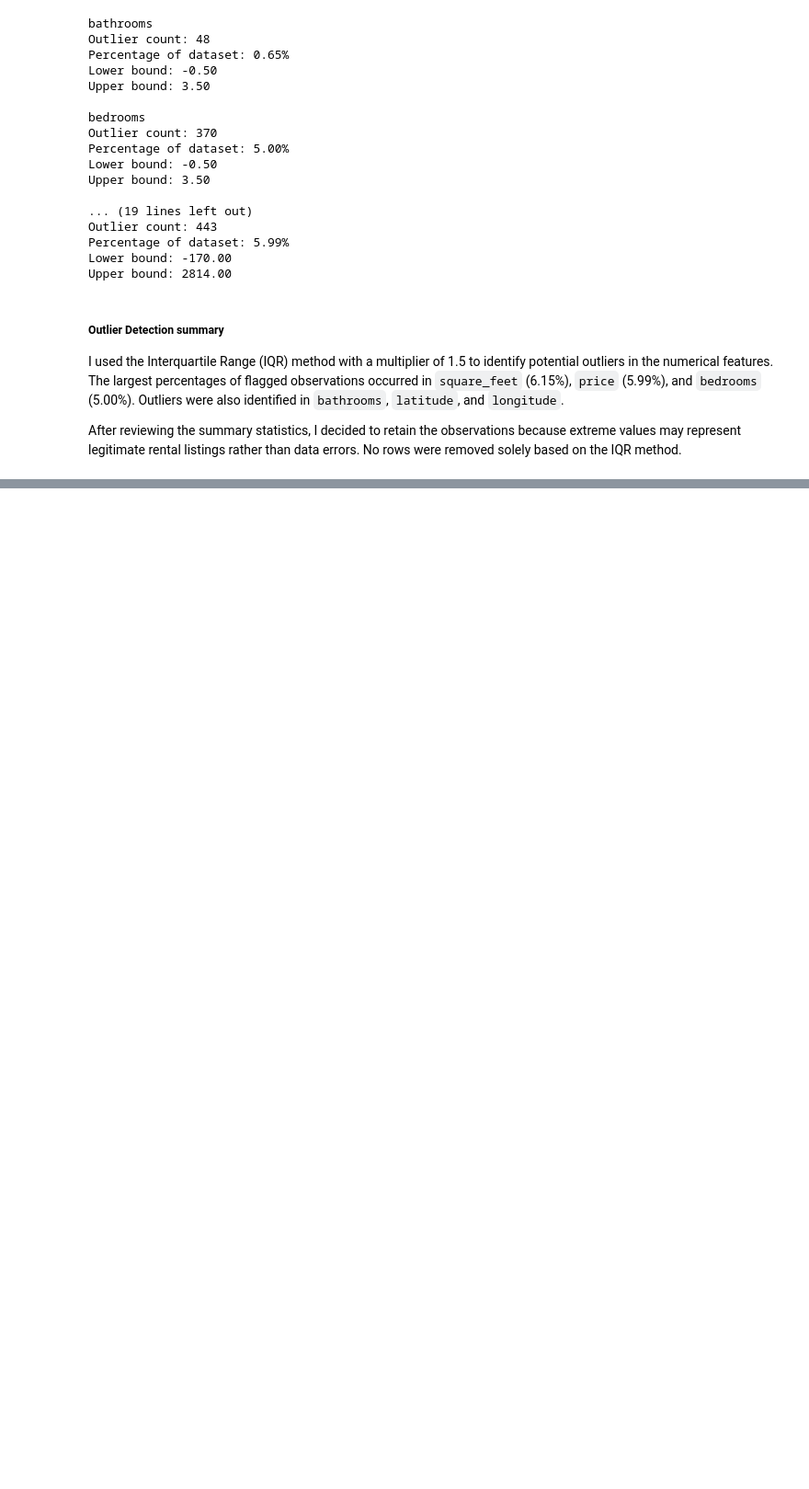
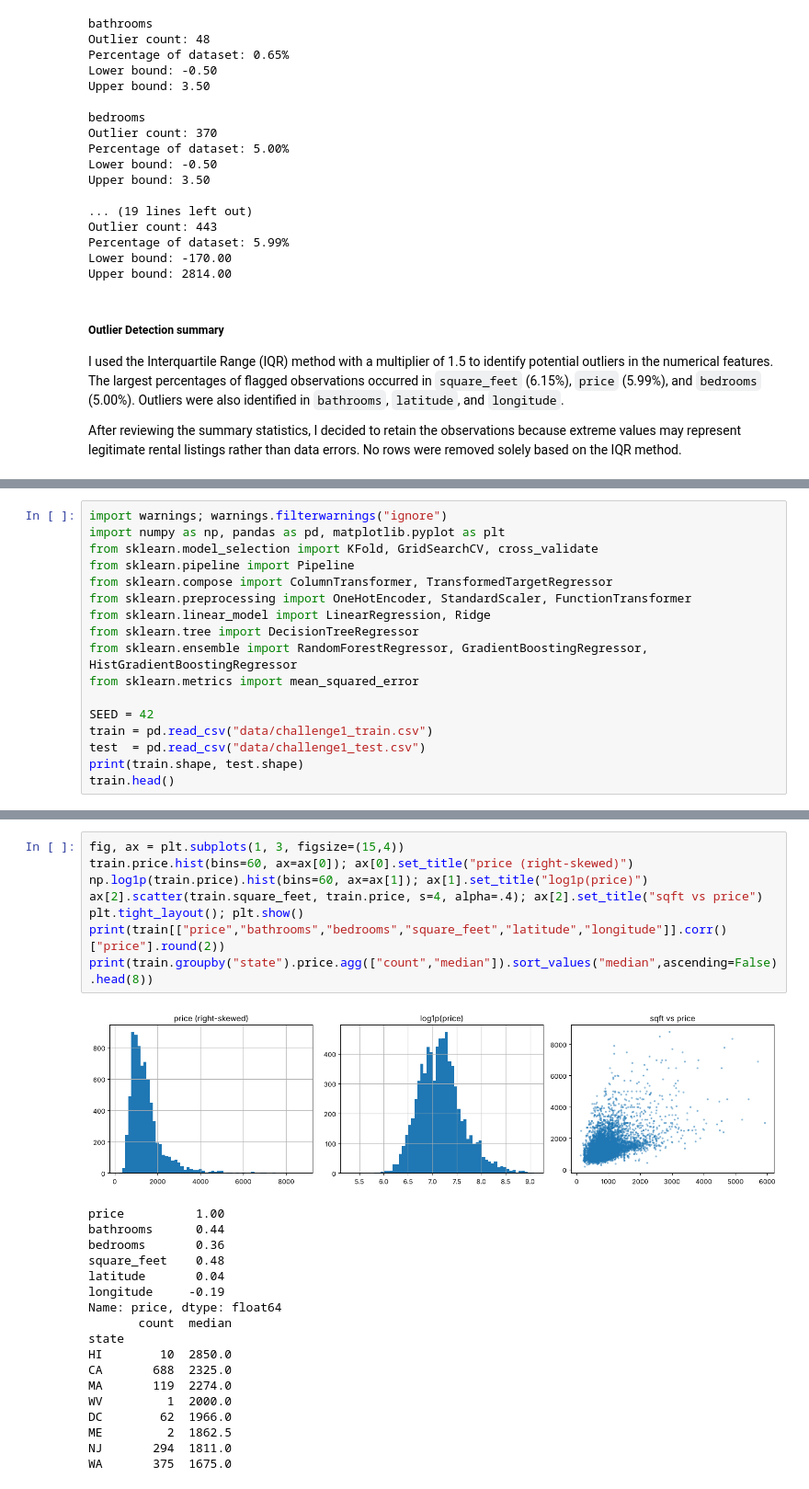
Before and after one commit to CarlosGuzman01/CAI_4105_2026_Fall_Team_11, a Jupyter notebook: 1-challenge/notebook.ipynb, the cells around one changed output, grey strips where cells are left out. Shown at 92% size. Saved outputs shown, nothing was run; the diff lists cells and outputs as text; blank space fills up the shorter version.

Commit message:
Merge EDA and full modeling workflow into single final notebook; update README

```diff
--- a/1-challenge/notebook.ipynb
+++ b/1-challenge/notebook.ipynb
@@ -181,0 +191,17 @@ After reviewing the summary statistics, I decided to retain the observations bec
+# %%
+import warnings; warnings.filterwarnings("ignore")
+import numpy as np, pandas as pd, matplotlib.pyplot as plt
+from sklearn.model_selection import KFold, GridSearchCV, cross_validate
+from sklearn.pipeline import Pipeline
+from sklearn.compose import ColumnTransformer, TransformedTargetRegressor
+from sklearn.preprocessing import OneHotEncoder, StandardScaler, FunctionTransformer
+from sklearn.linear_model import LinearRegression, Ridge
+from sklearn.tree import DecisionTreeRegressor
+from sklearn.ensemble import RandomForestRegressor, GradientBoostingRegressor, HistGradientBoostingRegressor
+from sklearn.metrics import mean_squared_error
+
+SEED = 42
+train = pd.read_csv("data/challenge1_train.csv")
+test  = pd.read_csv("data/challenge1_test.csv")
+print(train.shape, test.shape)
+train.head()
@@ -181,0 +243,27 @@ After reviewing the summary statistics, I decided to retain the observations bec
+# %%
+fig, ax = plt.subplots(1, 3, figsize=(15,4))
+train.price.hist(bins=60, ax=ax[0]); ax[0].set_title("price (right-skewed)")
+np.log1p(train.price).hist(bins=60, ax=ax[1]); ax[1].set_title("log1p(price)")
+ax[2].scatter(train.square_feet, train.price, s=4, alpha=.4); ax[2].set_title("sqft vs price")
+plt.tight_layout(); plt.show()
+print(train[["price","bathrooms","bedrooms","square_feet","latitude","longitude"]].corr()["price"].round(2))
+print(train.groupby("state").price.agg(["count","median"]).sort_values("median",ascending=False).head(8))
+# %% [output]
+[figure, added]
+price          1.00
+bathrooms      0.44
+bedrooms       0.36
+square_feet    0.48
+latitude       0.04
+longitude     -0.19
+Name: price, dtype: float64
+       count  median
+state
+HI        10  2850.0
+CA       688  2325.0
+MA       119  2274.0
+WV         1  2000.0
+DC        62  1966.0
+ME         2  1862.5
+NJ       294  1811.0
+WA       375  1675.0
```
Also changed, not shown: parts of 22 cells of this notebook, 1 other file.
